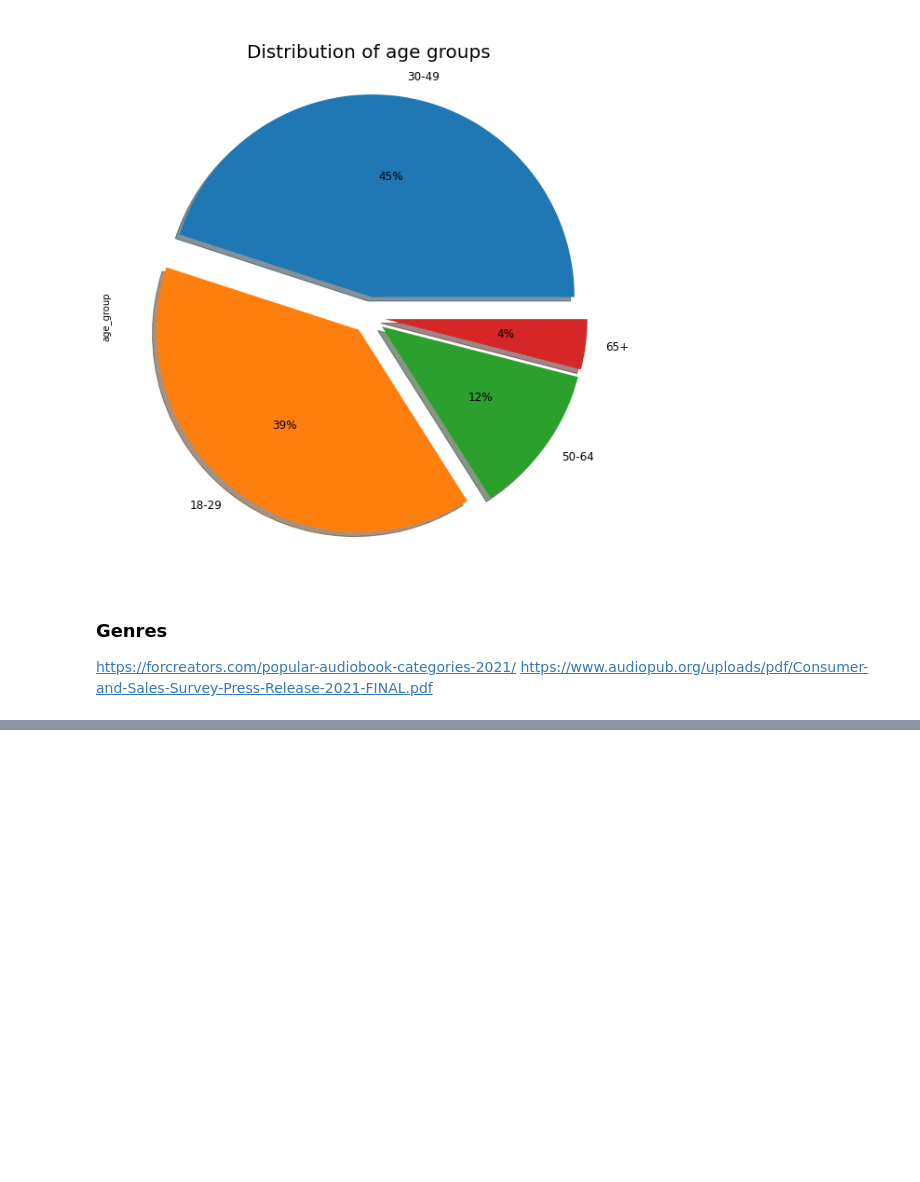
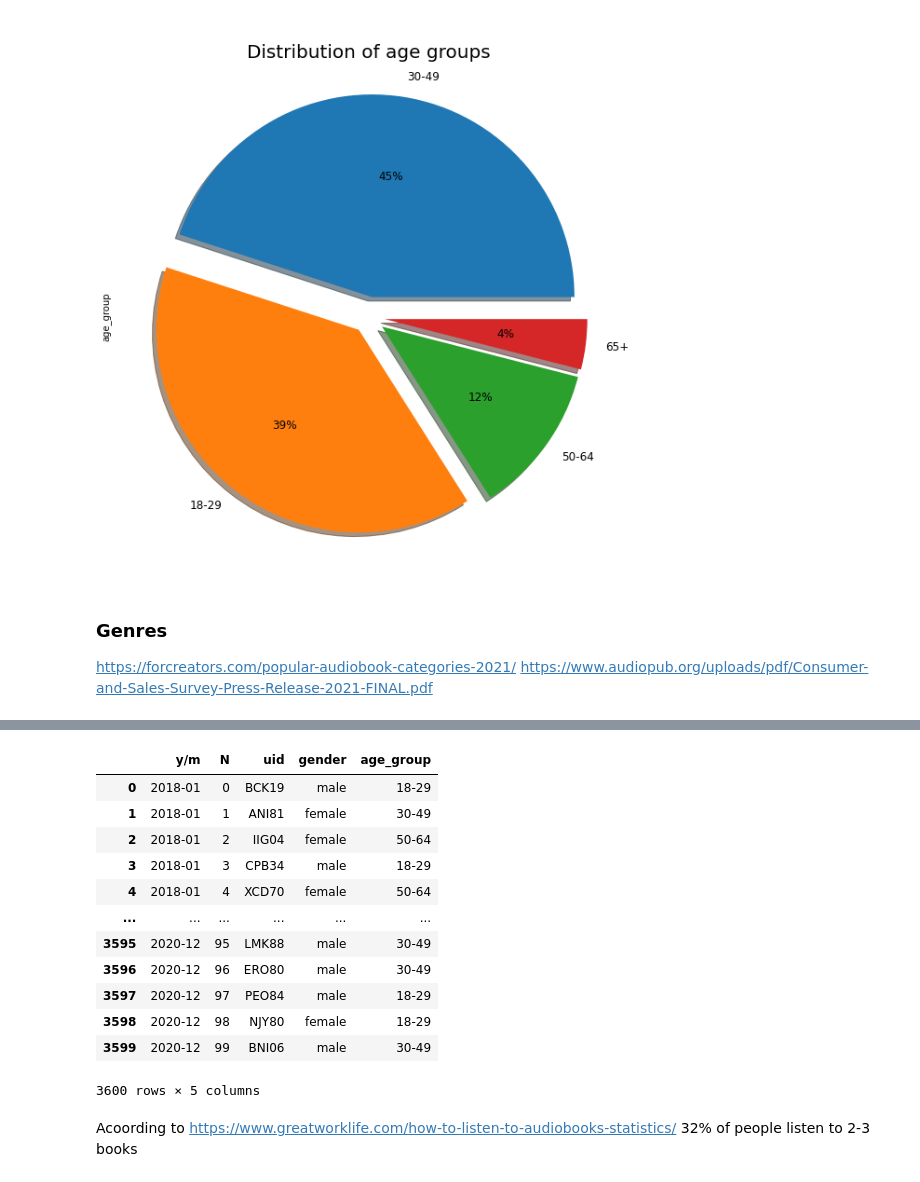
Before and after one commit to angelinka/programming_for_DA_project, a Jupyter notebook: audiobooks.ipynb, the cells around one changed output, grey strips where cells are left out. Cells and saved outputs as stored; diff of their text form; code cells hidden in the pictures; blank space fills up the shorter version.

Commit message:
Created monthly periods and tested how to combine df

```diff
--- a/audiobooks.ipynb
+++ b/audiobooks.ipynb
@@ -187,0 +207,29 @@ probability = [0.22, 0.18, 0.07, 0.15, 0.02, 0.09, 0.12, 0.04, 0.11]
+# %%
+periods = 12*3
+
+month = pd.period_range(start='1/1/2018', periods=periods, freq='M')
+dfmonth = pd.DataFrame()
+dfmonth['y/m'] = month
+
+df['tmp'] = 1
+dfmonth['tmp'] = 1
+full = pd.merge(dfmonth, df, on=['tmp'])
+full = full.drop('tmp', axis=1)
+full
+
+#newdf = dfmonth.concat(df, how = 'outer')
+#df.merge(dfmonth)
+# %% [output]
+|  | y/m | N | uid | gender | age_group |
+| 0 | 2018-01 | 0 | BCK19 | male | 18-29 |
+| 1 | 2018-01 | 1 | ANI81 | female | 30-49 |
+| 2 | 2018-01 | 2 | IIG04 | female | 50-64 |
+| 3 | 2018-01 | 3 | CPB34 | male | 18-29 |
+| 4 | 2018-01 | 4 | XCD70 | female | 50-64 |
+| ... | ... | ... | ... | ... | ... |
+| 3595 | 2020-12 | 95 | LMK88 | male | 30-49 |
+| 3596 | 2020-12 | 96 | ERO80 | male | 30-49 |
+| 3597 | 2020-12 | 97 | PEO84 | male | 18-29 |
+| 3598 | 2020-12 | 98 | NJY80 | female | 18-29 |
+| 3599 | 2020-12 | 99 | BNI06 | male | 30-49 |
+3600 rows × 5 columns
@@ -187,0 +238,2 @@ probability = [0.22, 0.18, 0.07, 0.15, 0.02, 0.09, 0.12, 0.04, 0.11]
+# %% [markdown]
+Acoording to https://www.greatworklife.com/how-to-listen-to-audiobooks-statistics/ 32% of people listen to 2-3 books
```
Also changed, not shown: parts of 6 cells of this notebook, 1 other file.
